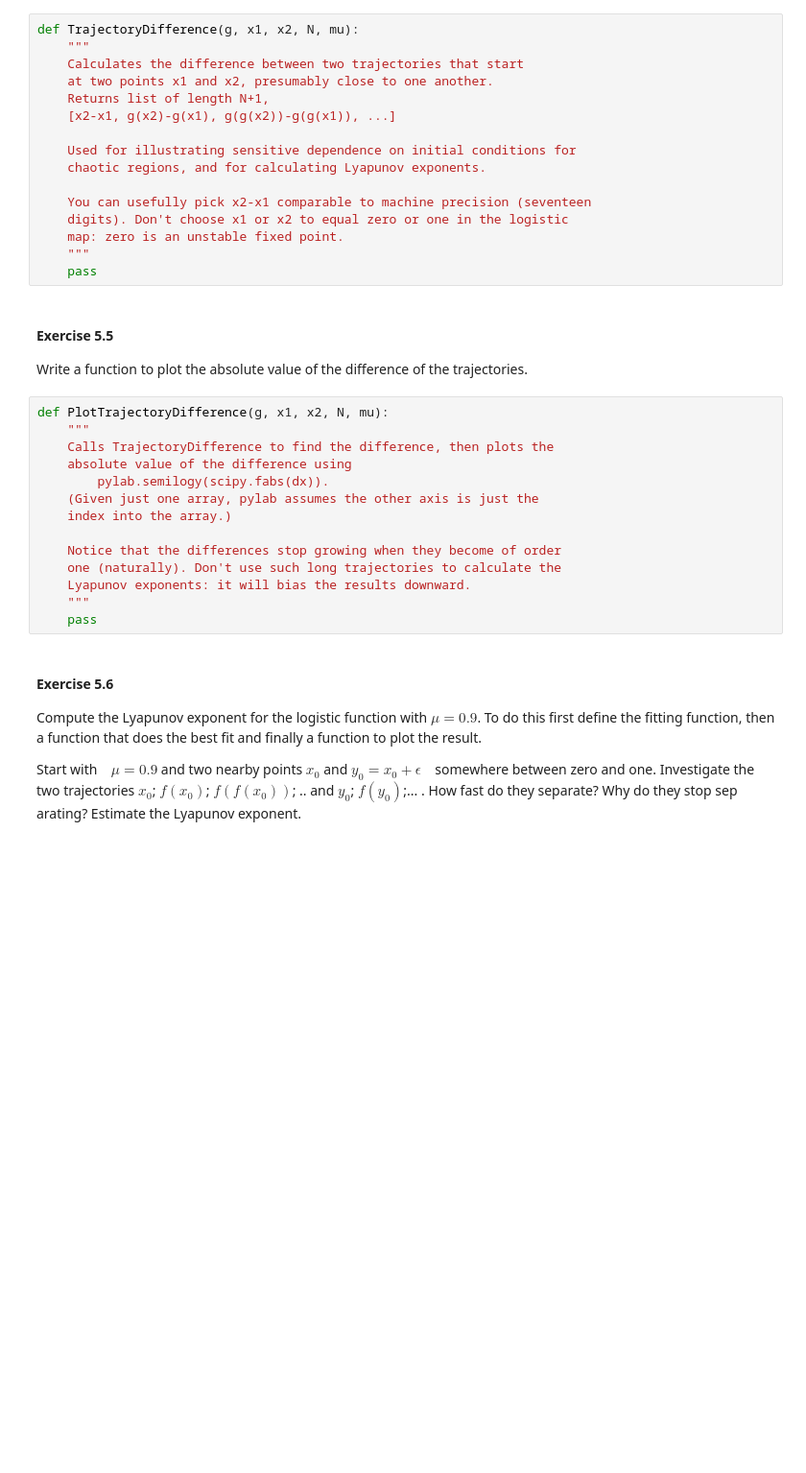
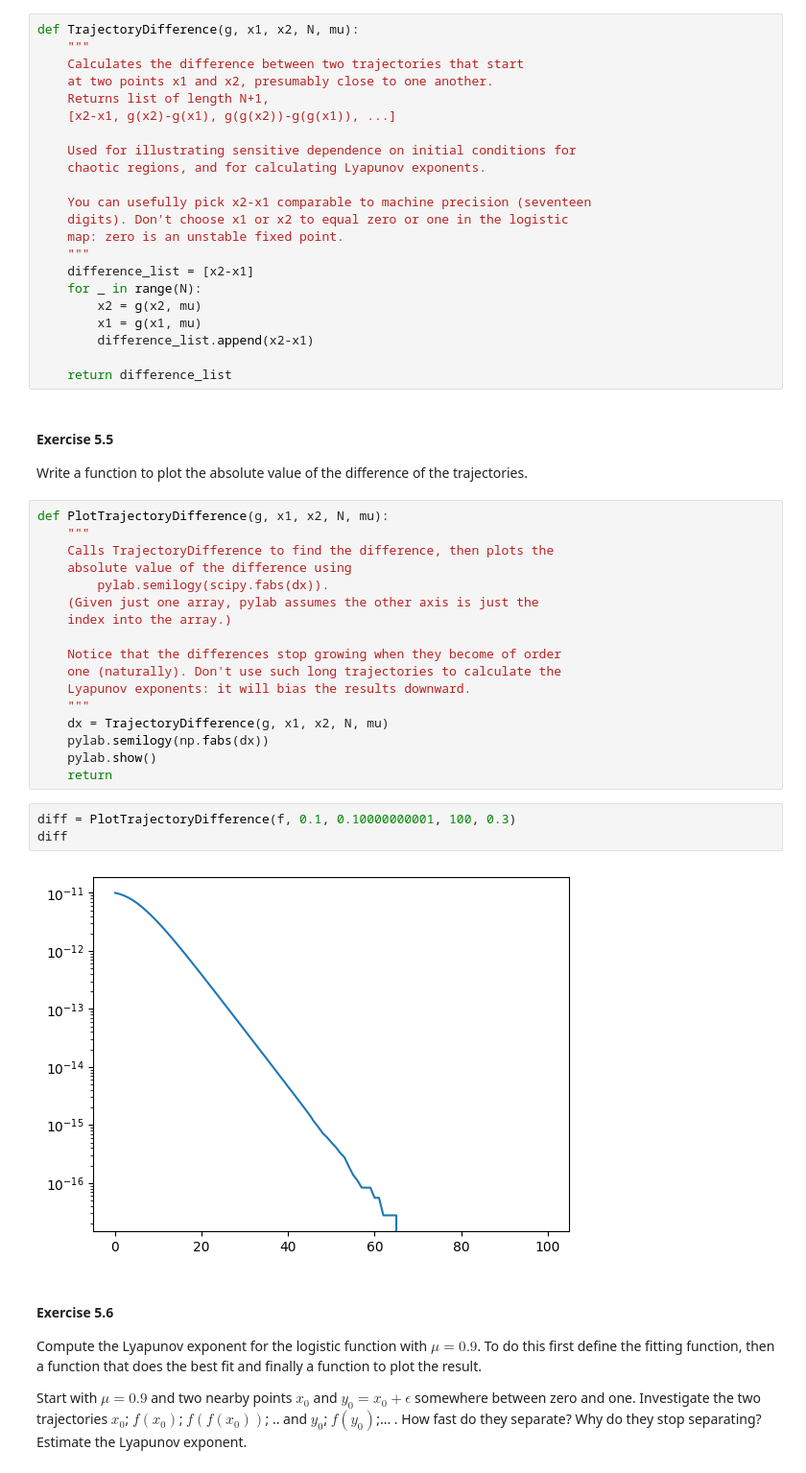
Before and after one commit to stalidzane/complex-systems, a Jupyter notebook: lab5/5-Chaos.ipynb, the cells around one changed output. Shown at 96% size. Cells and saved outputs as stored; diff of their text form; blank space fills up the shorter version.

```diff
--- a/lab5/5-Chaos.ipynb
+++ b/lab5/5-Chaos.ipynb
@@ -101,7 +138,13 @@ def TrajectoryDifference(g, x1, x2, N, mu):
     digits). Don't choose x1 or x2 to equal zero or one in the logistic
     map: zero is an unstable fixed point.
     """
-    pass
+    difference_list = [x2-x1]
+    for _ in range(N):
+        x2 = g(x2, mu)
+        x1 = g(x1, mu)
+        difference_list.append(x2-x1)
+
+    return difference_list
 # %% [markdown]
 #### Exercise 5.5
 Write a function to plot the absolute value of the difference of the trajectories.
@@ -118,7 +161,15 @@ def PlotTrajectoryDifference(g, x1, x2, N, mu):
     one (naturally). Don't use such long trajectories to calculate the
     Lyapunov exponents: it will bias the results downward.
     """
-    pass
+    dx = TrajectoryDifference(g, x1, x2, N, mu)
+    pylab.semilogy(np.fabs(dx))
+    pylab.show()
+    return
+# %%
+diff = PlotTrajectoryDifference(f, 0.1, 0.10000000001, 100, 0.3)
+diff
+# %% [output]
+[figure, added]
 # %% [markdown]
 #### Exercise 5.6
 Compute the Lyapunov exponent for the logistic function with $\mu=0.9$. To do this first define the fitting function, then a function that does the best fit and finally a function to plot the result.
```
Also changed, not shown: parts of 18 cells of this notebook.
